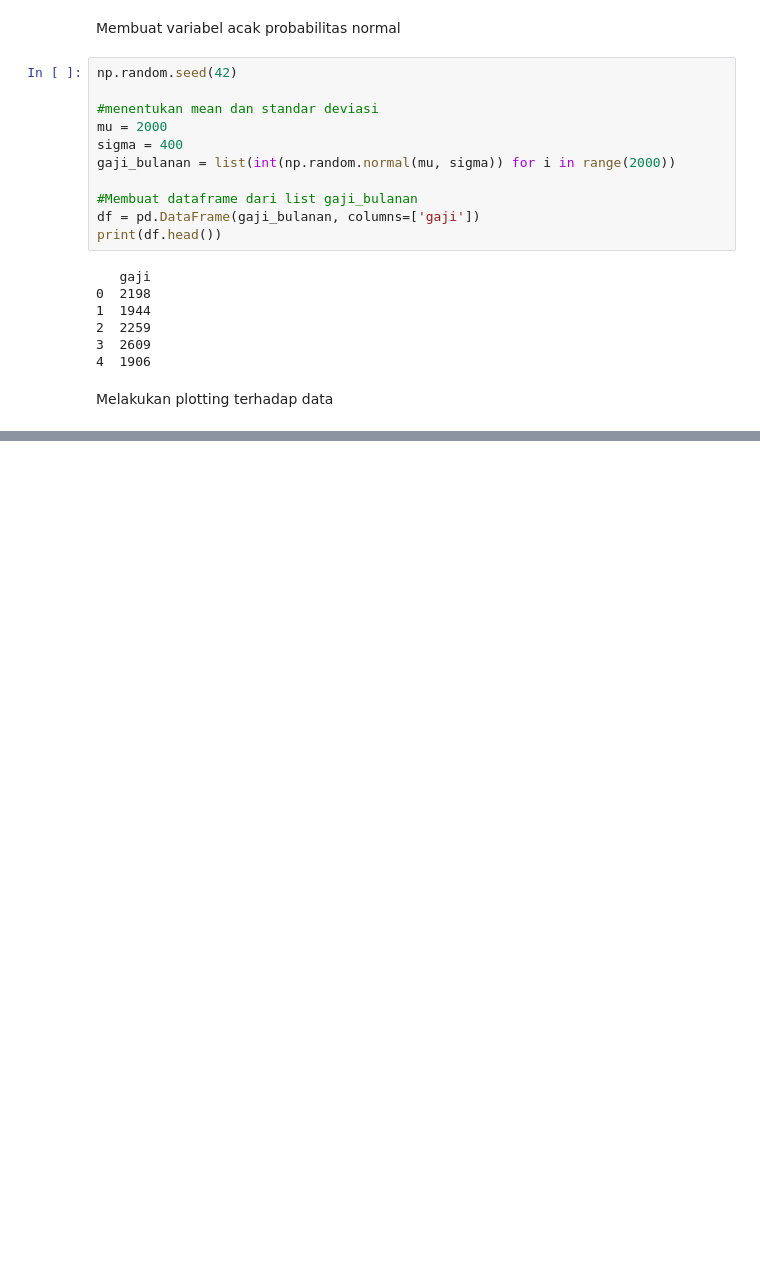
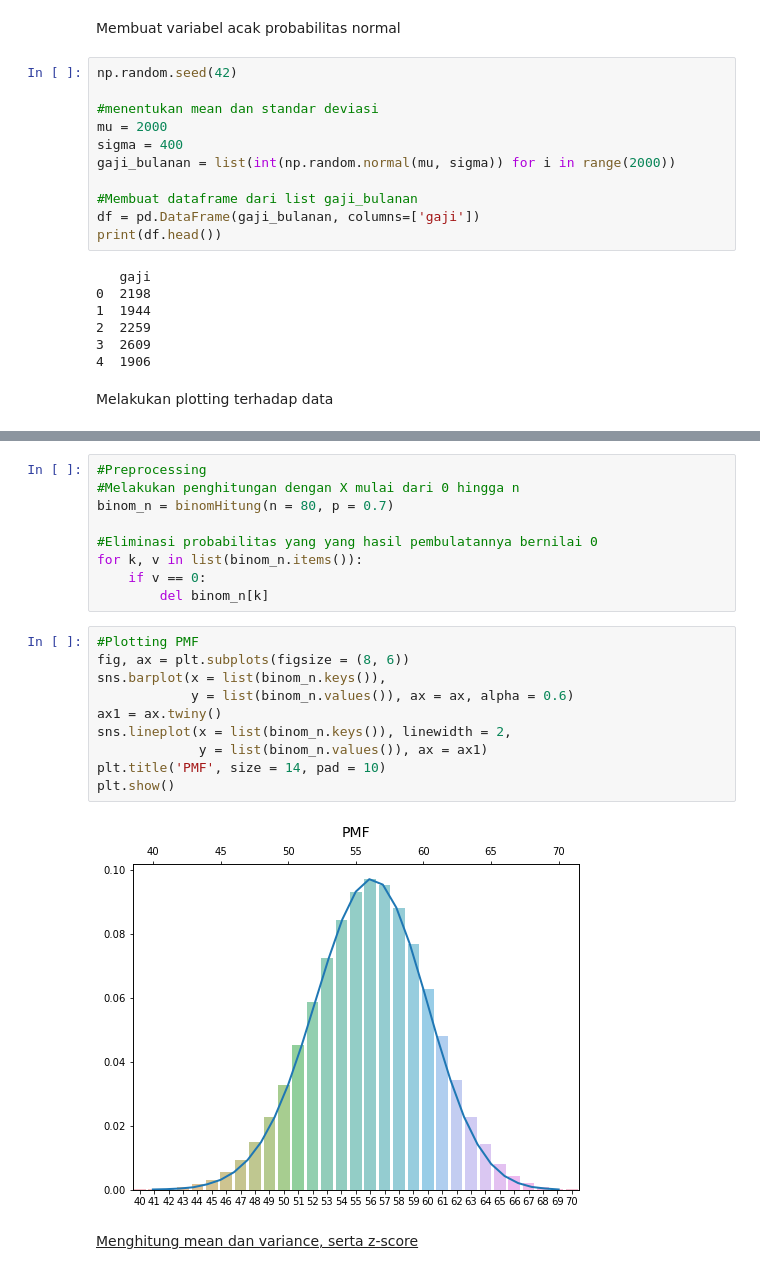
Before and after one commit to hanafication/Statistika, a Jupyter notebook: Buku_1/Jilid_1.ipynb, the cells around one changed output, grey strips where cells are left out. Drawn from its saved outputs; the diff is of its cells as text; blank space fills up the shorter version.

Commit message:
Update: Pendekatan Normal
Pendekatan Normal dalam Distribusi Binomial

```diff
--- a/Buku_1/Jilid_1.ipynb
+++ b/Buku_1/Jilid_1.ipynb
@@ -385,0 +480,23 @@ plt.show()
+# %%
+#Preprocessing
+#Melakukan penghitungan dengan X mulai dari 0 hingga n
+binom_n = binomHitung(n = 80, p = 0.7)
+
+#Eliminasi probabilitas yang yang hasil pembulatannya bernilai 0
+for k, v in list(binom_n.items()):
+    if v == 0:
+        del binom_n[k]
+# %%
+#Plotting PMF
+fig, ax = plt.subplots(figsize = (8, 6))
+sns.barplot(x = list(binom_n.keys()),
+            y = list(binom_n.values()), ax = ax, alpha = 0.6)
+ax1 = ax.twiny()
+sns.lineplot(x = list(binom_n.keys()), linewidth = 2,
+             y = list(binom_n.values()), ax = ax1)
+plt.title('PMF', size = 14, pad = 10)
+plt.show()
+# %% [output]
+[figure, added]
+# %% [markdown]
+<u>Menghitung mean dan variance, serta z-score</u>
```
Also changed, not shown: parts of 12 cells of this notebook.
